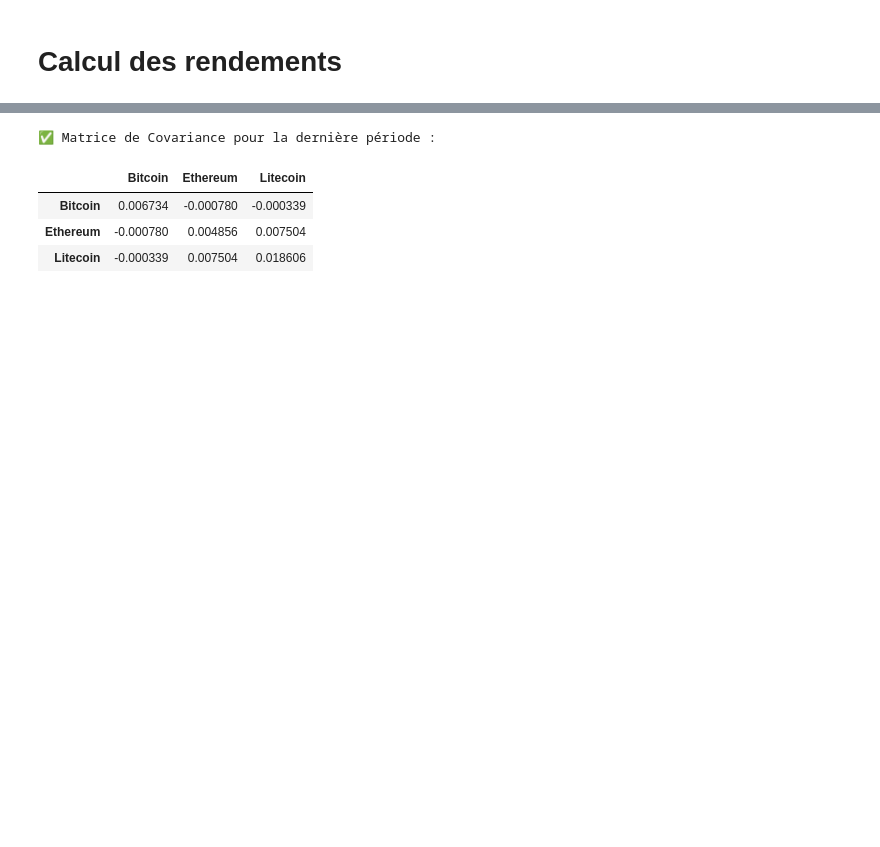
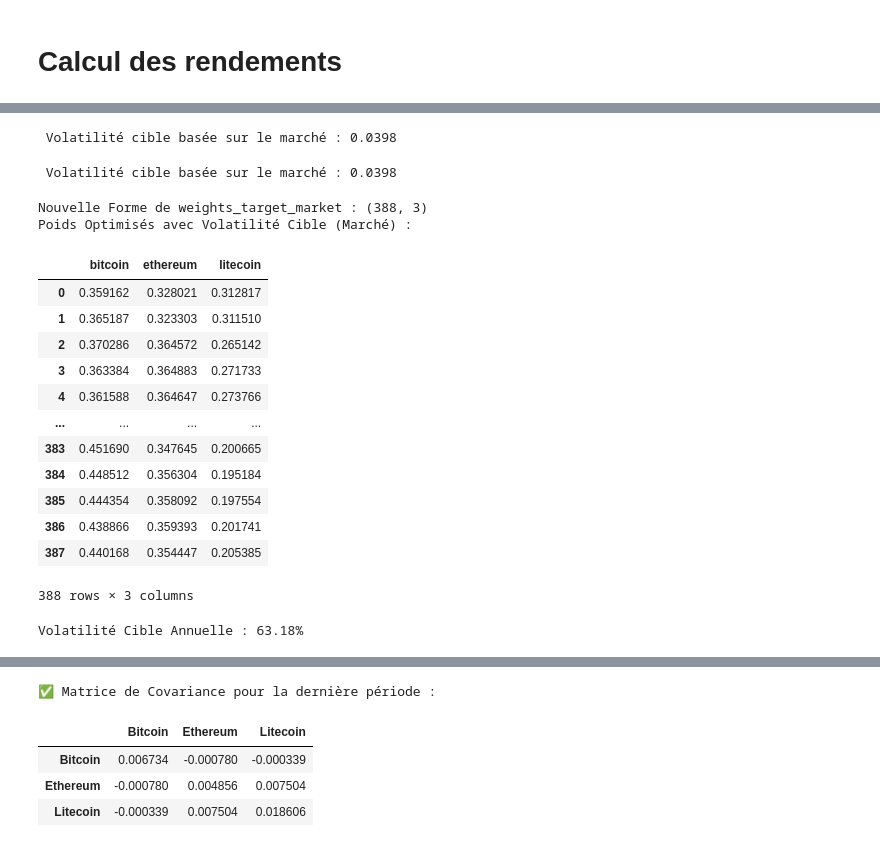
Before and after one commit to emmaebrl/crypto-volatility-lab, a Jupyter notebook: sandbox/all_currencies.ipynb, the cells around one changed output, grey strips where cells are left out. Drawn from its saved outputs; the diff is of its cells as text; code cells hidden in the pictures; blank space fills up the shorter version.

```diff
--- a/sandbox/all_currencies.ipynb
+++ b/sandbox/all_currencies.ipynb
@@ -678 +679,7 @@ importlib.reload(crypto_volatility_lab.portfolio_optimization.portfolioConstruct
 from crypto_volatility_lab.portfolio_optimization.portfolioConstructor import PortfolioConstructor
+# %%
+portfolio_market_vol = PortfolioConstructor(volatility_time_series=y_pred_all_currency, target_vol_factor=1.0)
+
+print(f" Volatilité cible basée sur le marché : {portfolio_market_vol.target_volatility:.4f}")
+# %% [output]
+ Volatilité cible basée sur le marché : 0.0398
@@ -678,0 +688,36 @@ from crypto_volatility_lab.portfolio_optimization.portfolioConstructor import Po
+# %%
+#y_pred_all_currency = pd.DataFrame({"bitcoin": y_pred_bitcoin_test.flatten(), "ethereum": y_pred_ethereum_test.flatten(), "litecoin": y_pred_litecoin_test.flatten()})
+#portfolio_constructor = PortfolioConstructor(volatility_time_series=y_pred_all_currency)
+portfolio_market_vol = PortfolioConstructor(volatility_time_series=y_pred_all_currency, target_vol_factor=1.0)
+
+print(f" Volatilité cible basée sur le marché : {portfolio_market_vol.target_volatility:.4f}")
+# %% [output]
+ Volatilité cible basée sur le marché : 0.0398
+# %%
+
+weights_target_market = portfolio_market_vol.risk_parity_weights_simple_target()
+print(f"Nouvelle Forme de weights_target_market : {weights_target_market.shape}")
+print(f"Poids Optimisés avec Volatilité Cible (Marché) :")
+display(weights_target_market)
+# %% [output]
+Nouvelle Forme de weights_target_market : (388, 3)
+Poids Optimisés avec Volatilité Cible (Marché) :
+|  | bitcoin | ethereum | litecoin |
+| 0 | 0.359162 | 0.328021 | 0.312817 |
+| 1 | 0.365187 | 0.323303 | 0.311510 |
+| 2 | 0.370286 | 0.364572 | 0.265142 |
+| 3 | 0.363384 | 0.364883 | 0.271733 |
+| 4 | 0.361588 | 0.364647 | 0.273766 |
+| ... | ... | ... | ... |
+| 383 | 0.451690 | 0.347645 | 0.200665 |
+| 384 | 0.448512 | 0.356304 | 0.195184 |
+| 385 | 0.444354 | 0.358092 | 0.197554 |
+| 386 | 0.438866 | 0.359393 | 0.201741 |
+| 387 | 0.440168 | 0.354447 | 0.205385 |
+388 rows × 3 columns
+# %%
+## Convertir la Volatilité en Échelle Annuelle
+annual_target_volatility = portfolio_market_vol.target_volatility * np.sqrt(252)
+print(f"Volatilité Cible Annuelle : {annual_target_volatility:.2%}")
+# %% [output]
+Volatilité Cible Annuelle : 63.18%
```
Also changed, not shown: parts of 17 cells of this notebook.
